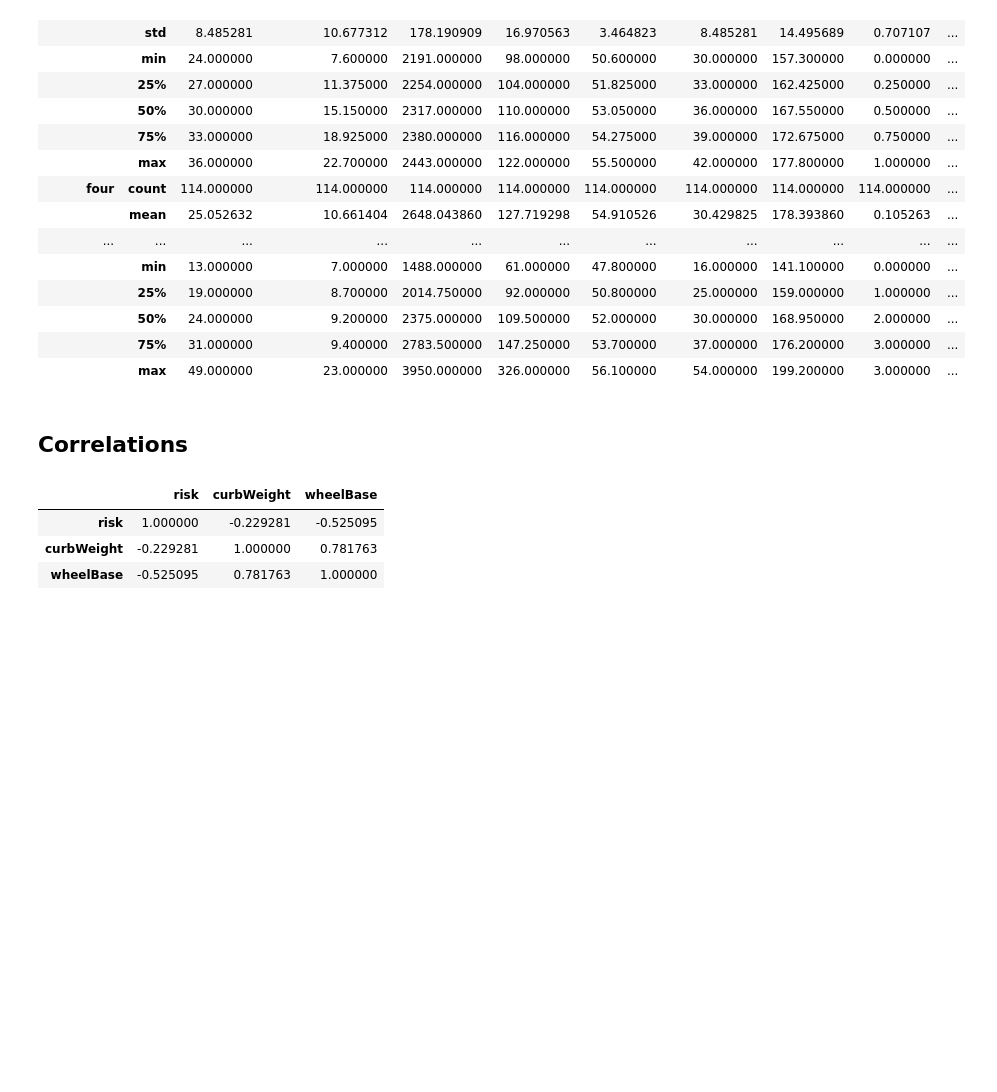
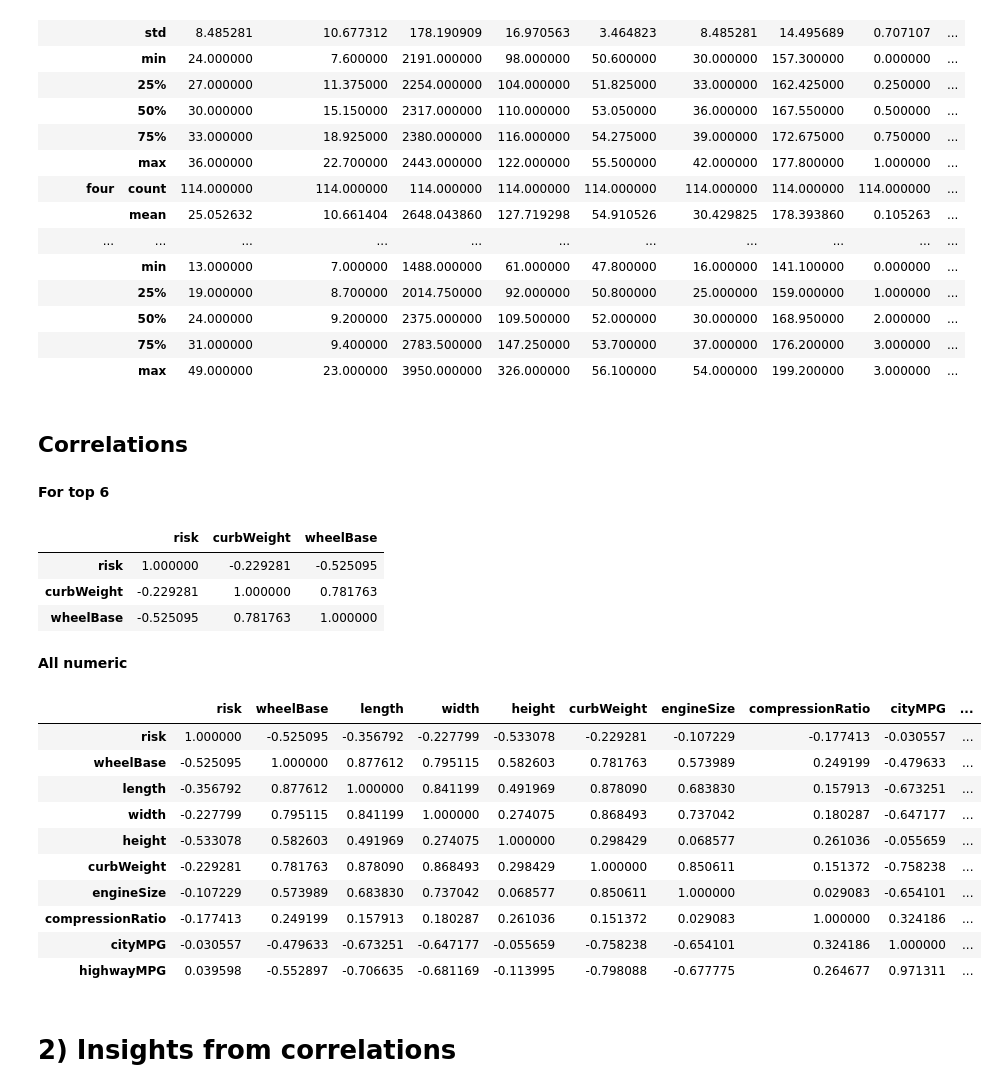
Before and after one commit to MobyWare/ml-intro-python-boosting, a Jupyter notebook: notebooks/visualize-data-and-model-perf.ipynb, the cells around one changed output. Saved outputs shown, nothing was run; the diff lists cells and outputs as text; code cells hidden in the pictures; blank space fills up the shorter version.

Commit message:
started corr analysis

```diff
--- a/notebooks/visualize-data-and-model-perf.ipynb
+++ b/notebooks/visualize-data-and-model-perf.ipynb
@@ -108,6 +114,8 @@ cars.groupby('numDoors').describe()
 |  | max | 49.000000 | 23.000000 | 3950.000000 | 326.000000 | 56.100000 | 54.000000 | 199.200000 | 3.000000 | ... |
 # %% [markdown]
 ## Correlations
+# %% [markdown]
+__For top 6__
 # %%
 cars[['risk', 'engineType', 'fuelType', 'driveWheels', 'curbWeight', 'numDoors', 'wheelBase']].corr()
 # %% [output]
@@ -115,3 +123,21 @@ cars[['risk', 'engineType', 'fuelType', 'driveWheels', 'curbWeight', 'numDoors',
 | risk | 1.000000 | -0.229281 | -0.525095 |
 | curbWeight | -0.229281 | 1.000000 | 0.781763 |
 | wheelBase | -0.525095 | 0.781763 | 1.000000 |
+# %% [markdown]
+__All numeric__
+# %%
+cars.corr()
+# %% [output]
+|  | risk | wheelBase | length | width | height | curbWeight | engineSize | compressionRatio | cityMPG | ... |
+| risk | 1.000000 | -0.525095 | -0.356792 | -0.227799 | -0.533078 | -0.229281 | -0.107229 | -0.177413 | -0.030557 | ... |
+| wheelBase | -0.525095 | 1.000000 | 0.877612 | 0.795115 | 0.582603 | 0.781763 | 0.573989 | 0.249199 | -0.479633 | ... |
+| length | -0.356792 | 0.877612 | 1.000000 | 0.841199 | 0.491969 | 0.878090 | 0.683830 | 0.157913 | -0.673251 | ... |
+| width | -0.227799 | 0.795115 | 0.841199 | 1.000000 | 0.274075 | 0.868493 | 0.737042 | 0.180287 | -0.647177 | ... |
+| height | -0.533078 | 0.582603 | 0.491969 | 0.274075 | 1.000000 | 0.298429 | 0.068577 | 0.261036 | -0.055659 | ... |
+| curbWeight | -0.229281 | 0.781763 | 0.878090 | 0.868493 | 0.298429 | 1.000000 | 0.850611 | 0.151372 | -0.758238 | ... |
+| engineSize | -0.107229 | 0.573989 | 0.683830 | 0.737042 | 0.068577 | 0.850611 | 1.000000 | 0.029083 | -0.654101 | ... |
+| compressionRatio | -0.177413 | 0.249199 | 0.157913 | 0.180287 | 0.261036 | 0.151372 | 0.029083 | 1.000000 | 0.324186 | ... |
+| cityMPG | -0.030557 | -0.479633 | -0.673251 | -0.647177 | -0.055659 | -0.758238 | -0.654101 | 0.324186 | 1.000000 | ... |
+| highwayMPG | 0.039598 | -0.552897 | -0.706635 | -0.681169 | -0.113995 | -0.798088 | -0.677775 | 0.264677 | 0.971311 | ... |
+# %% [markdown]
+# 2) Insights from correlations
```
Also changed, not shown: parts of 12 cells of this notebook.
